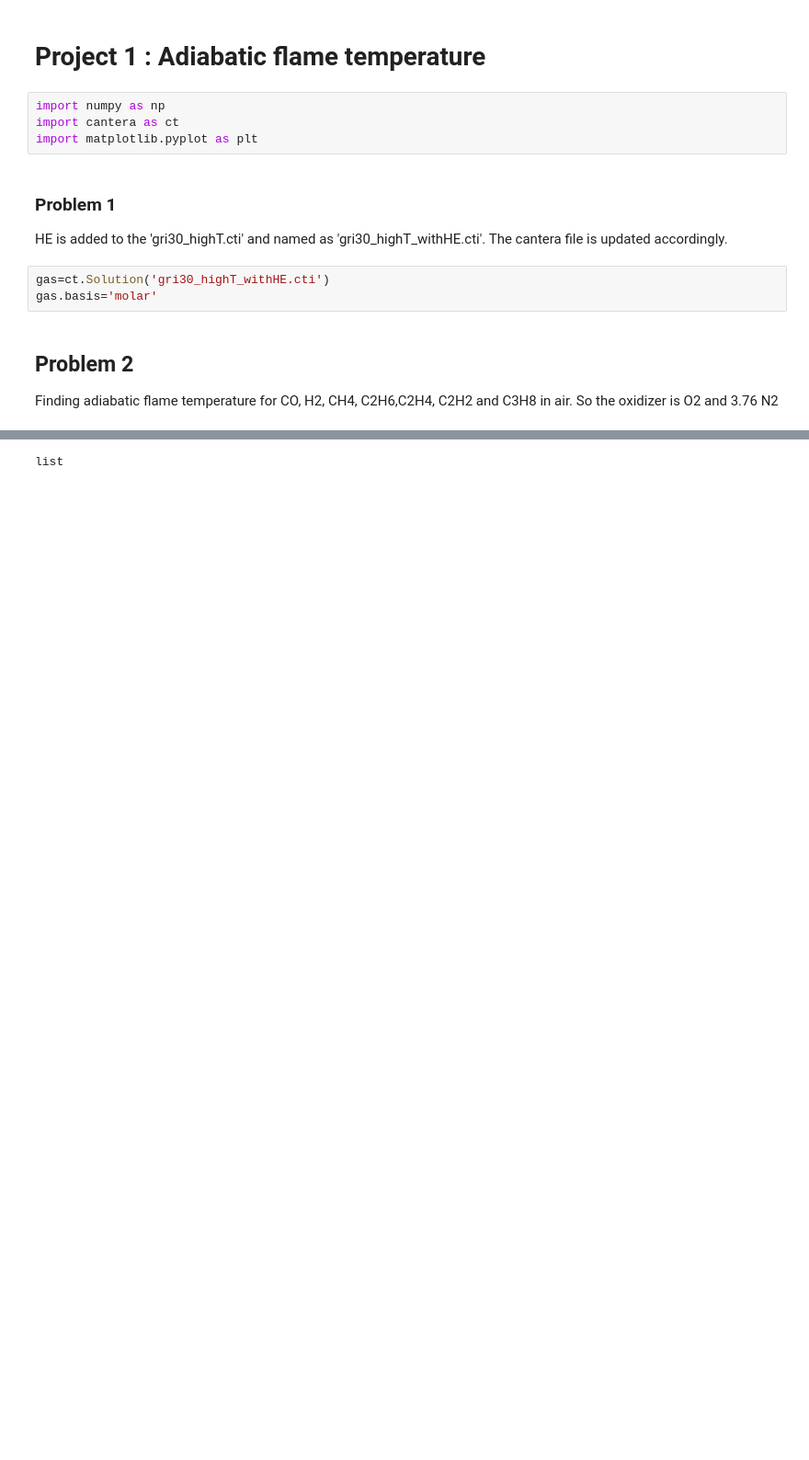
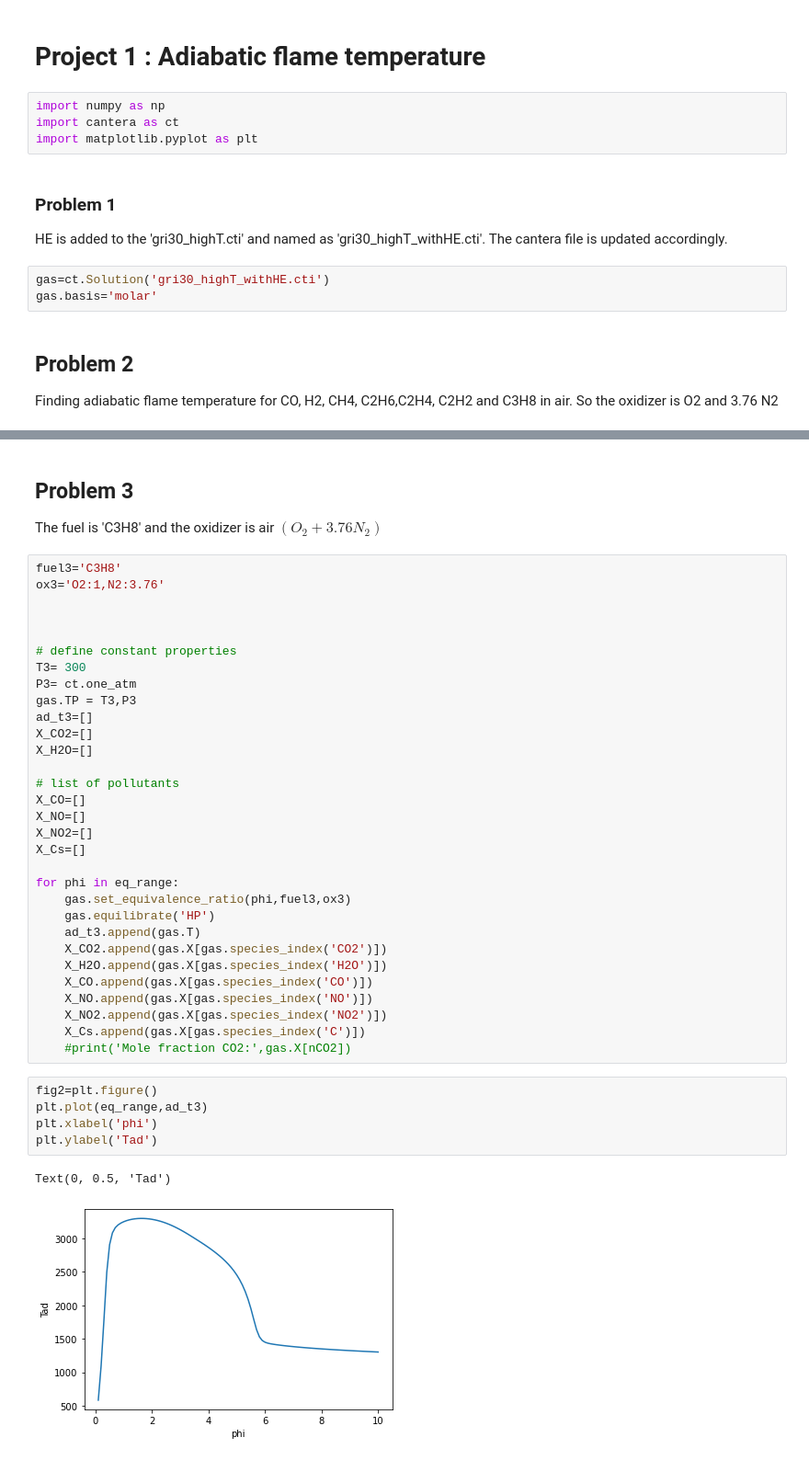
Before and after one commit to riasat1235/Combustion_projects, a Jupyter notebook: Project1_Adiabatic flame temperature.ipynb, the cells around one changed output, grey strips where cells are left out. Shown: that part at 92% size. Cells and saved outputs as stored; diff of their text form; blank space fills up the shorter version.

Commit message:
Completed problem 4 without the Helium

```diff
--- a/Project1_Adiabatic flame temperature.ipynb
+++ b/Project1_Adiabatic flame temperature.ipynb
@@ -52,3 +49,43 @@ numpy.ndarray
+# %% [markdown]
+## Problem 3
+
+The fuel is 'C3H8' and the oxidizer is air $(O_2 + 3.76 N_2)$
 # %%
+fuel3='C3H8'
+ox3='O2:1,N2:3.76'
+
+
+
+# define constant properties
+T3= 300
+P3= ct.one_atm
+gas.TP = T3,P3
+ad_t3=[]
+X_CO2=[]
+X_H2O=[]
+
+# list of pollutants
+X_CO=[]
+X_NO=[]
+X_NO2=[]
+X_Cs=[]
+
+for phi in eq_range:
+    gas.set_equivalence_ratio(phi,fuel3,ox3)
+    gas.equilibrate('HP')
+    ad_t3.append(gas.T)
+    X_CO2.append(gas.X[gas.species_index('CO2')])
+    X_H2O.append(gas.X[gas.species_index('H2O')])
+    X_CO.append(gas.X[gas.species_index('CO')])
+    X_NO.append(gas.X[gas.species_index('NO')])
+    X_NO2.append(gas.X[gas.species_index('NO2')])
+    X_Cs.append(gas.X[gas.species_index('C')])
+    #print('Mole fraction CO2:',gas.X[nCO2])
-# %% [output]
-list
+# %%
+fig2=plt.figure()
+plt.plot(eq_range,ad_t3)
+plt.xlabel('phi')
+plt.ylabel('Tad')
+# %% [output]
+Text(0, 0.5, 'Tad')
+[figure, added]
```
Also changed, not shown: parts of 7 cells of this notebook.
